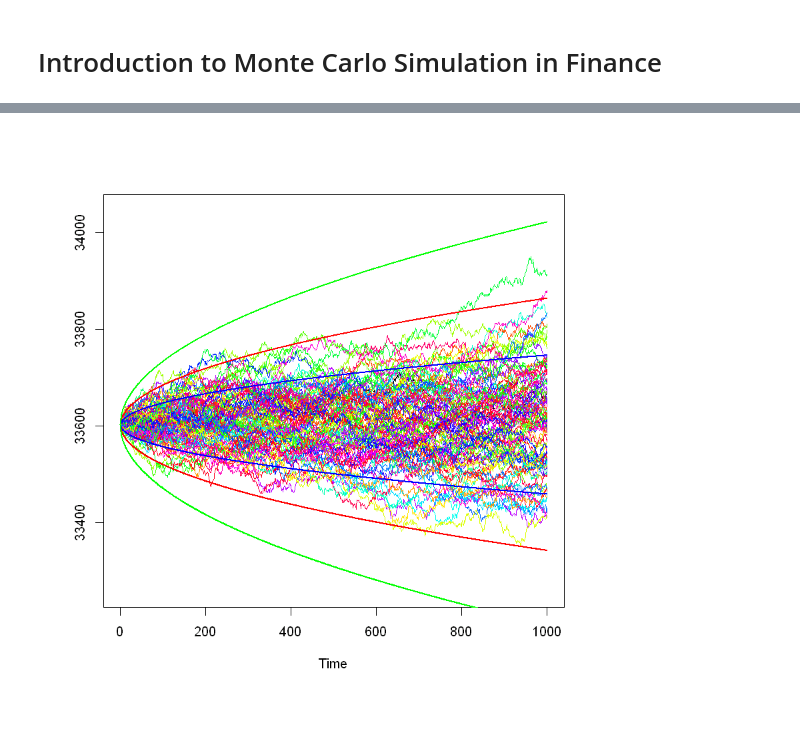
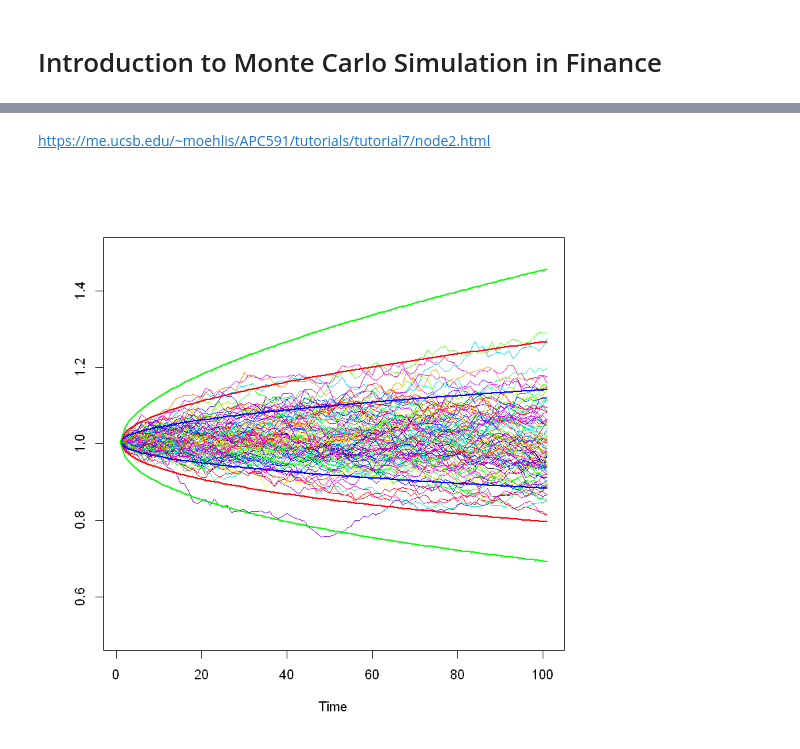
Before and after one commit to polyhedron-gdl/introduction-to-monte-carlo-for-finance, a Jupyter notebook: notebooks/n01_mcs.ipynb, the cells around one changed output, grey strips where cells are left out. Drawn from its saved outputs; the diff is of its cells as text; code cells hidden in the pictures; blank space fills up the shorter version.

```diff
--- a/notebooks/n01_mcs.ipynb
+++ b/notebooks/n01_mcs.ipynb
@@ -46,58 +24,60 @@ The following function simulates a trajectory of Brownian motion at time instant
+# %% [markdown]
+https://me.ucsb.edu/~moehlis/APC591/tutorials/tutorial7/node2.html
 # %%
-wiener = function( n, tt ) {
+wiener = function( n ) {
   e = rnorm( n, 0, 1 )
   x = c(0,cumsum( e )) / sqrt(n)
   return(x)
 }
 # %%
-time_step  <- 1000
+time_step  <- 100
 nsim       <- 100
 t          <- seq(0,1,1/time_step)
 delta_t    <- t[2]-t[1]
 
-m          <- mean(yield)
-s          <- sd(yield)
+m          <- 0.5
+s          <- 1
 
 # volatility
-sigma   <- s * sqrt(250) * sqrt(delta_t)
+sigma   <- s * sqrt(delta_t)
 # drift
 drift   <- (m + .5*sigma*sigma)*delta_t
 
-paths   <- wiener(time_step, t )
-S0      <- Price[length(Price)]
+paths   <- wiener(time_step)
+S0      <- 1
 S1      <- S0*exp(drift + sigma * paths)
 
-lower = 0.99*min(S1)
-upper = 1.01*max(S1)
+lower = 0.5 #0.99*min(S1)
+upper = 1.5 #1.01*max(S1)
 
 plot( S1, type="l",ylim = c(lower,upper), xlab = "Time", ylab="" )
 for(i in 1:nsim){
-    paths <- wiener(time_step, t )
+    paths <- wiener(time_step)
     S     <- S0*exp(drift + sigma * paths)
     lines( S , col=sample(rainbow(100)))
 }
 
 # Adding confidence level curve
 
 # 90-th percentile
 p <- qnorm(0.9)
 y1=S0*exp(drift+p*sigma*sqrt(t))
 y2=S0*exp(drift-p*sigma*sqrt(t))
 lines(y1, lwd=2,col='blue')
 lines(y2, lwd=2,col='blue')
 
 # 99-th percentile
 p <- qnorm(0.99)
 y1=S0*exp(drift+p*sigma*sqrt(t))
 y2=S0*exp(drift-p*sigma*sqrt(t))
 lines(y1, lwd=2,col='red')
 lines(y2, lwd=2,col='red')
 
 # 99.99-th percentile
 p <- qnorm(0.9999)
 y1=S0*exp(drift+p*sigma*sqrt(t))
 y2=S0*exp(drift-p*sigma*sqrt(t))
 lines(y1, lwd=2,col='green')
 lines(y2, lwd=2,col='green')
 # %% [output]
-[figure, old version]
+[figure, new version]
```
Also changed, not shown: parts of 11 cells of this notebook.
